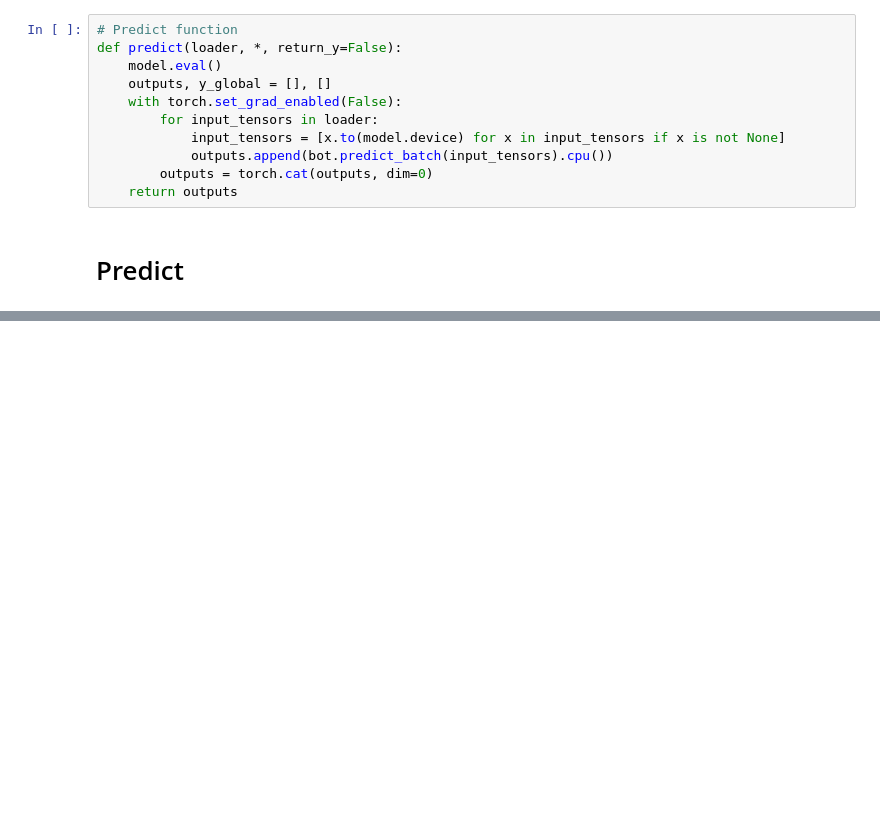
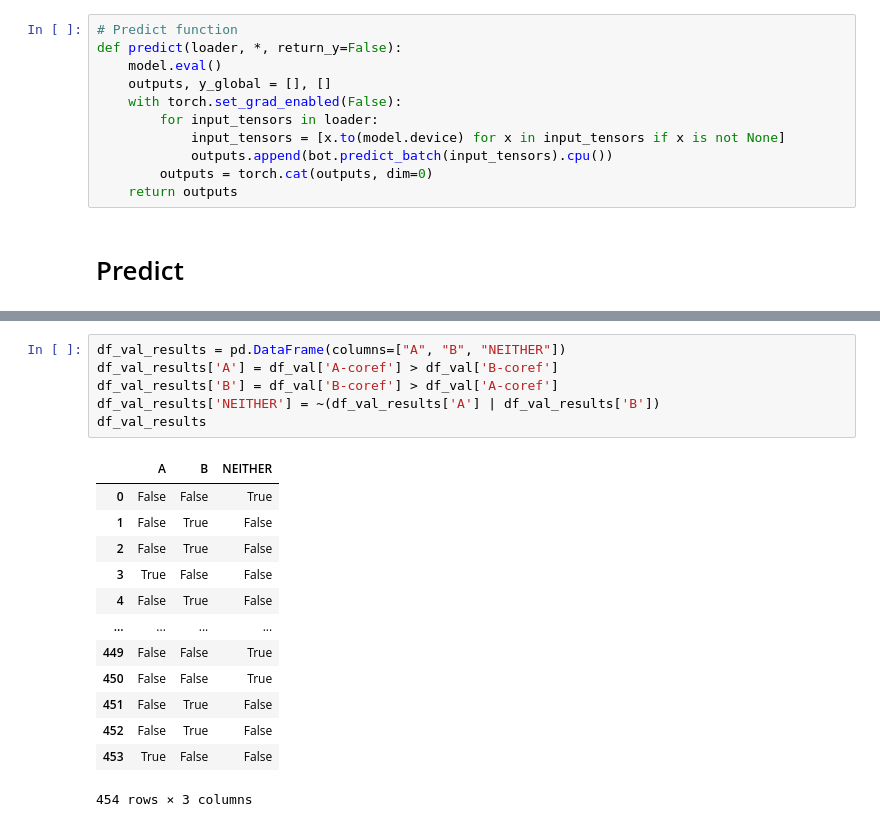
Before and after one commit to GiryaII/Gender-pronoun-resolution, a Jupyter notebook: Gender-pronoun-resolution.ipynb, the cells around one changed output, grey strips where cells are left out. Drawn from its saved outputs; the diff is of its cells as text; blank space fills up the shorter version.

```diff
--- a/Gender-pronoun-resolution.ipynb
+++ b/Gender-pronoun-resolution.ipynb
@@ -534,0 +574,20 @@ df_sub.head()
+# %%
+df_val_results = pd.DataFrame(columns=["A", "B", "NEITHER"])
+df_val_results['A'] = df_val['A-coref'] > df_val['B-coref']
+df_val_results['B'] = df_val['B-coref'] > df_val['A-coref']
+df_val_results['NEITHER'] = ~(df_val_results['A'] | df_val_results['B'])
+df_val_results
+# %% [output]
+|  | A | B | NEITHER |
+| 0 | False | False | True |
+| 1 | False | True | False |
+| 2 | False | True | False |
+| 3 | True | False | False |
+| 4 | False | True | False |
+| ... | ... | ... | ... |
+| 449 | False | False | True |
+| 450 | False | False | True |
+| 451 | False | True | False |
+| 452 | False | True | False |
+| 453 | True | False | False |
+454 rows × 3 columns
```
Also changed, not shown: parts of 14 cells of this notebook.
